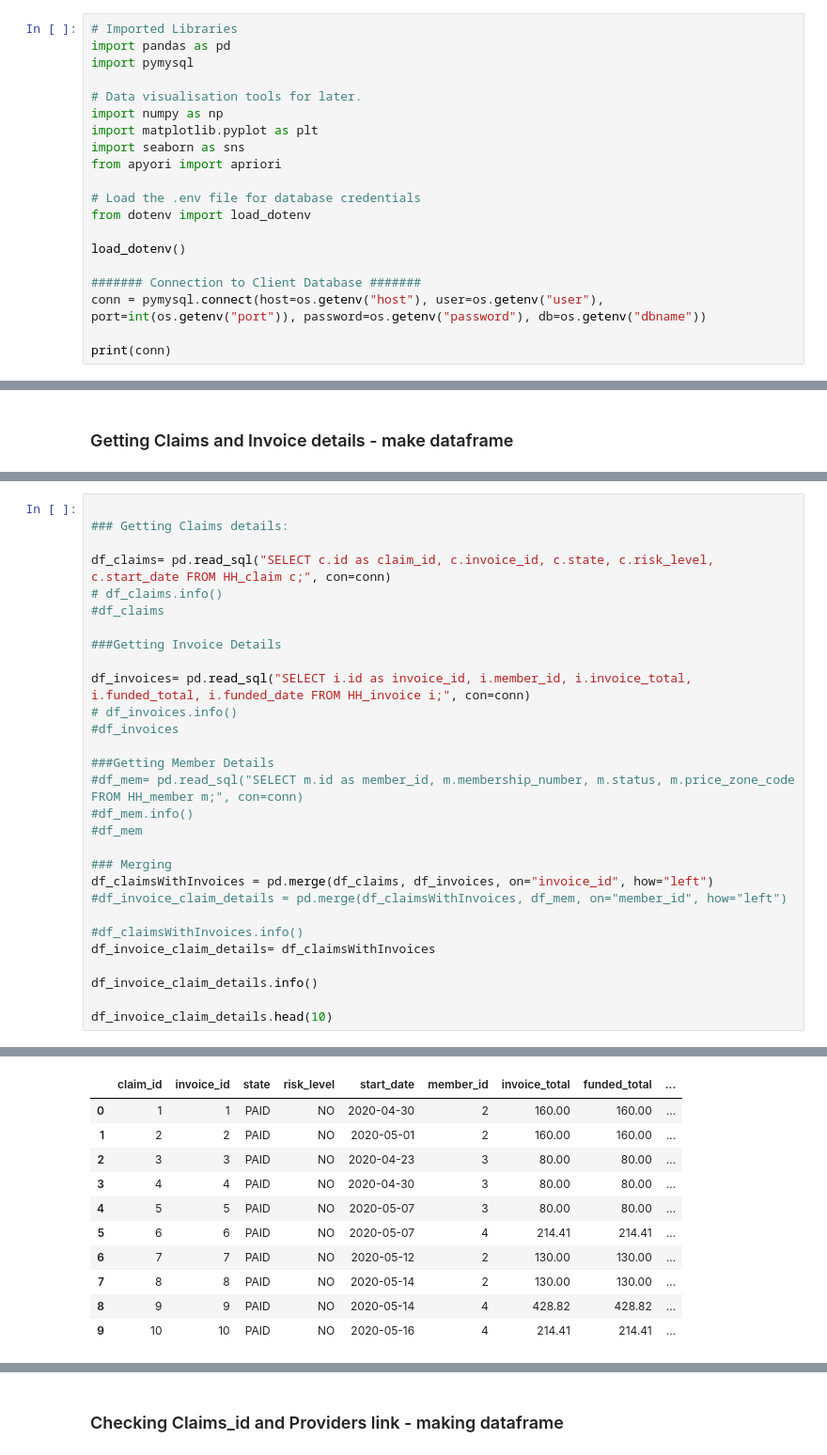
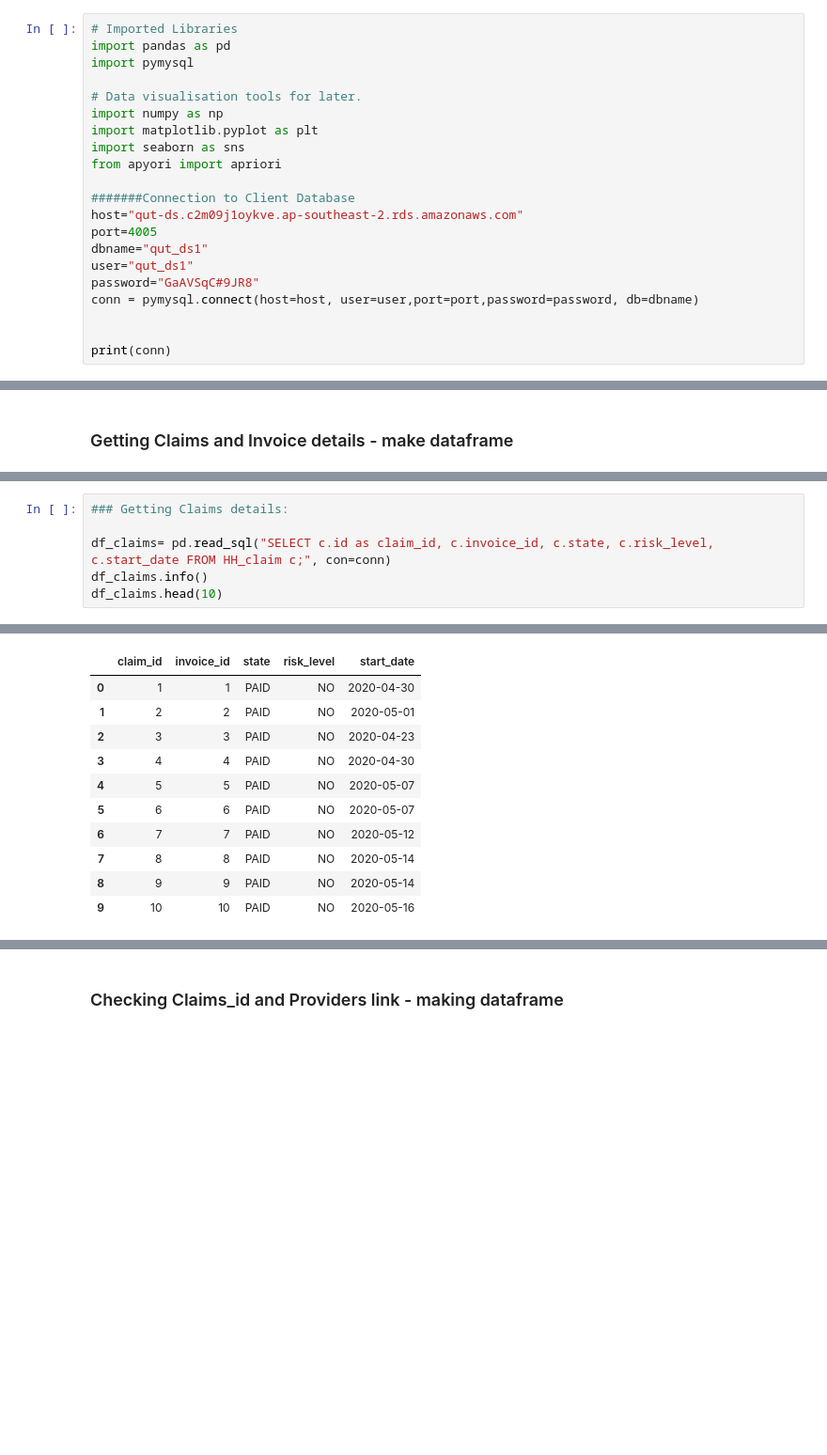
Before and after one commit to TheConMiz/ifn711_leap_in, a Jupyter notebook: LeapIn_Budget_Utilisation.ipynb, the cells around one changed output, grey strips where cells are left out. Shown at 94% size. Saved outputs shown, nothing was run; the diff lists cells and outputs as text; blank space fills up the shorter version.

```diff
--- a/LeapIn_Budget_Utilisation.ipynb
+++ b/LeapIn_Budget_Utilisation.ipynb
@@ -34,13 +9,14 @@ import matplotlib.pyplot as plt
 import seaborn as sns
 from apyori import apriori
 
-# Load the .env file for database credentials
-from dotenv import load_dotenv
+#######Connection to Client Database
+host="qut-ds.c2m09j1oykve.ap-southeast-2.rds.amazonaws.com"
+port=4005
+dbname="qut_ds1"
+user="qut_ds1"
+password="GaAVSqC#9JR8"
+conn = pymysql.connect(host=host, user=user,port=port,password=password, db=dbname)
 
-load_dotenv()
-
-####### Connection to Client Database #######
-conn = pymysql.connect(host=os.getenv("host"), user=os.getenv("user"), port=int(os.getenv("port")), password=os.getenv("password"), db=os.getenv("dbname"))
 
 print(conn)
 # %% [output]
@@ -106,31 +97,8 @@ memory usage: 585.2+ KB
 # %%
-
 ### Getting Claims details:
 
 df_claims= pd.read_sql("SELECT c.id as claim_id, c.invoice_id, c.state, c.risk_level, c.start_date FROM HH_claim c;", con=conn)
-# df_claims.info()
-#df_claims
-
-###Getting Invoice Details
-
-df_invoices= pd.read_sql("SELECT i.id as invoice_id, i.member_id, i.invoice_total, i.funded_total, i.funded_date FROM HH_invoice i;", con=conn)
-# df_invoices.info()
-#df_invoices
-
-###Getting Member Details
-#df_mem= pd.read_sql("SELECT m.id as member_id, m.membership_number, m.status, m.price_zone_code FROM HH_member m;", con=conn)
-#df_mem.info()
-#df_mem
-
-### Merging
-df_claimsWithInvoices = pd.merge(df_claims, df_invoices, on="invoice_id", how="left")
-#df_invoice_claim_details = pd.merge(df_claimsWithInvoices, df_mem, on="member_id", how="left")
-
-#df_claimsWithInvoices.info()
-df_invoice_claim_details= df_claimsWithInvoices
-
-df_invoice_claim_details.info()
-
-df_invoice_claim_details.head(10)
+df_claims.info()
+df_claims.head(10)
 # %% [output]
 <class 'pandas.core.frame.DataFrame'>
@@ -152,11 +116,11 @@ memory usage: 73.9+ MB
-|  | claim_id | invoice_id | state | risk_level | start_date | member_id | invoice_total | funded_total | ... |
-| 0 | 1 | 1 | PAID | NO | 2020-04-30 | 2 | 160.00 | 160.00 | ... |
-| 1 | 2 | 2 | PAID | NO | 2020-05-01 | 2 | 160.00 | 160.00 | ... |
-| 2 | 3 | 3 | PAID | NO | 2020-04-23 | 3 | 80.00 | 80.00 | ... |
-| 3 | 4 | 4 | PAID | NO | 2020-04-30 | 3 | 80.00 | 80.00 | ... |
-| 4 | 5 | 5 | PAID | NO | 2020-05-07 | 3 | 80.00 | 80.00 | ... |
-| 5 | 6 | 6 | PAID | NO | 2020-05-07 | 4 | 214.41 | 214.41 | ... |
-| 6 | 7 | 7 | PAID | NO | 2020-05-12 | 2 | 130.00 | 130.00 | ... |
-| 7 | 8 | 8 | PAID | NO | 2020-05-14 | 2 | 130.00 | 130.00 | ... |
-| 8 | 9 | 9 | PAID | NO | 2020-05-14 | 4 | 428.82 | 428.82 | ... |
-| 9 | 10 | 10 | PAID | NO | 2020-05-16 | 4 | 214.41 | 214.41 | ... |
+|  | claim_id | invoice_id | state | risk_level | start_date |
+| 0 | 1 | 1 | PAID | NO | 2020-04-30 |
+| 1 | 2 | 2 | PAID | NO | 2020-05-01 |
+| 2 | 3 | 3 | PAID | NO | 2020-04-23 |
+| 3 | 4 | 4 | PAID | NO | 2020-04-30 |
+| 4 | 5 | 5 | PAID | NO | 2020-05-07 |
+| 5 | 6 | 6 | PAID | NO | 2020-05-07 |
+| 6 | 7 | 7 | PAID | NO | 2020-05-12 |
+| 7 | 8 | 8 | PAID | NO | 2020-05-14 |
+| 8 | 9 | 9 | PAID | NO | 2020-05-14 |
+| 9 | 10 | 10 | PAID | NO | 2020-05-16 |
```
Also changed, not shown: parts of 24 cells of this notebook.
